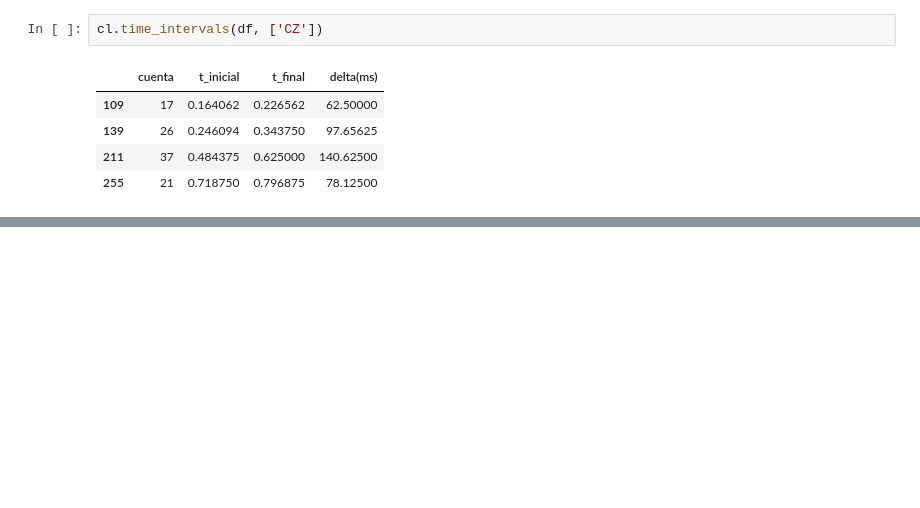
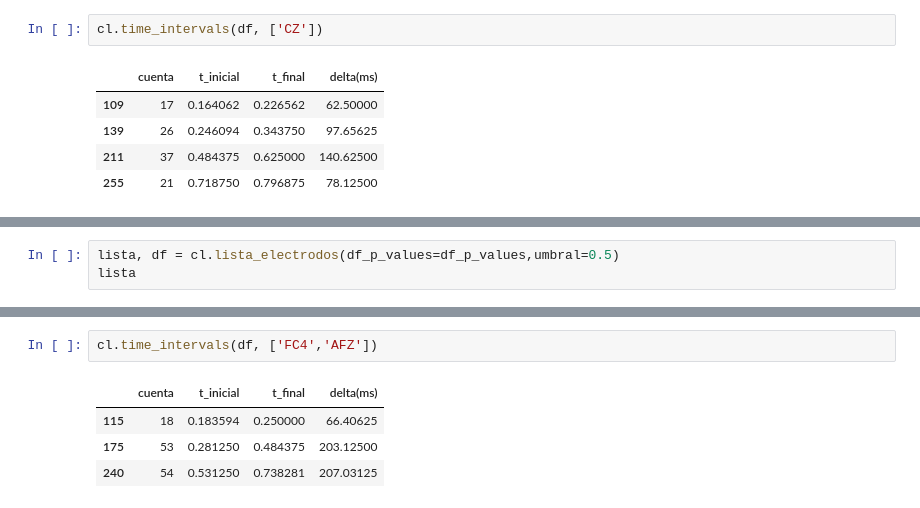
Before and after one commit to jhquiza/EEG_IAT, a Jupyter notebook: Análisis univariante masivo definitivo.ipynb, the cells around one changed output, grey strips where cells are left out. Saved outputs shown, nothing was run; the diff lists cells and outputs as text; blank space fills up the shorter version.

```diff
--- a/Análisis univariante masivo definitivo.ipynb
+++ b/Análisis univariante masivo definitivo.ipynb
@@ -240,0 +322,3 @@ cl.time_intervals(df, ['CZ'])
+# %%
+lista, df = cl.lista_electrodos(df_p_values=df_p_values,umbral=0.5)
+lista
@@ -240,0 +338,7 @@ cl.time_intervals(df, ['CZ'])
+# %%
+cl.time_intervals(df, ['FC4','AFZ'])
+# %% [output]
+|  | cuenta | t_inicial | t_final | delta(ms) |
+| 115 | 18 | 0.183594 | 0.250000 | 66.40625 |
+| 175 | 53 | 0.281250 | 0.484375 | 203.12500 |
+| 240 | 54 | 0.531250 | 0.738281 | 207.03125 |
```
Also changed, not shown: parts of 7 cells of this notebook, 2 other files.
